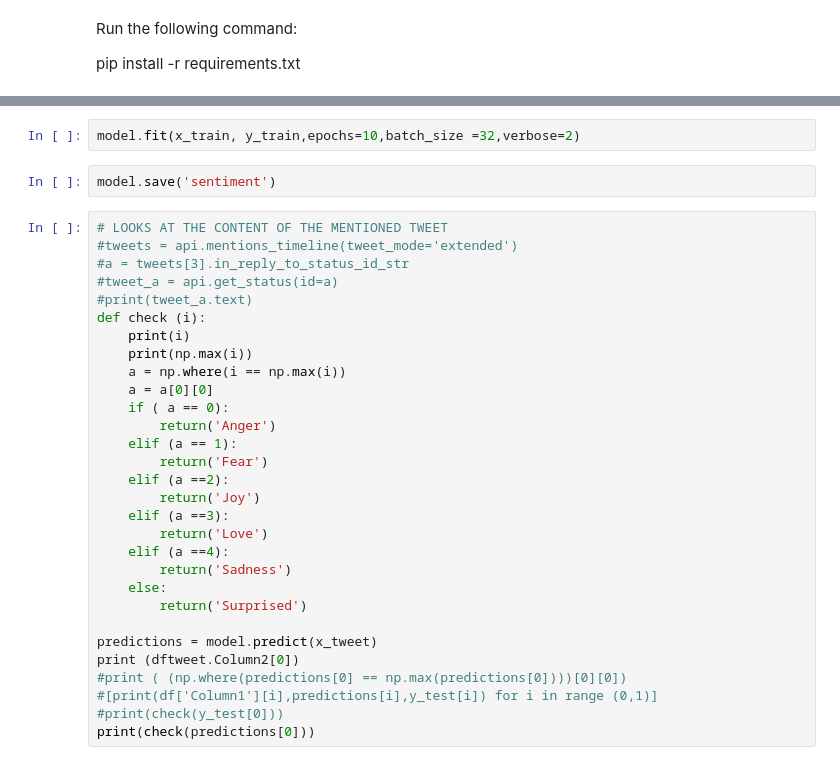
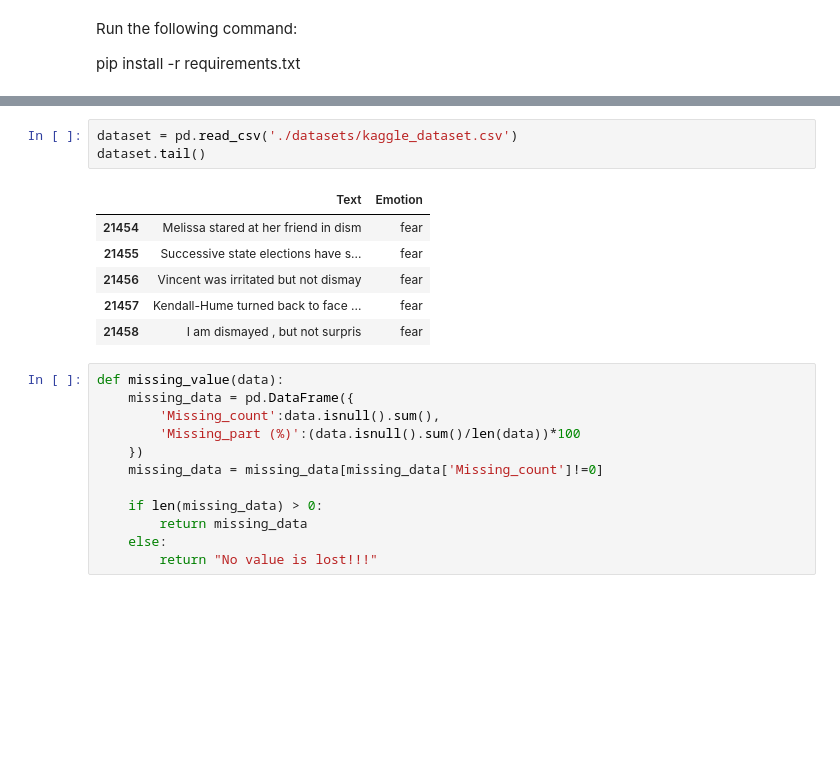
Before and after one commit to hassanali1228/twitter-emotion-bot, a Jupyter notebook: Twitter.ipynb, the cells around one changed output, grey strips where cells are left out. Drawn from its saved outputs; the diff is of its cells as text; blank space fills up the shorter version.

```diff
--- a/Twitter.ipynb
+++ b/Twitter.ipynb
@@ -102,34 +48,22 @@ ValueError: This model has not yet been built. Build the model first by calling
-# %%
-model.fit(x_train, y_train,epochs=10,batch_size =32,verbose=2)
-# %%
-model.save('sentiment')
-# %%
-# LOOKS AT THE CONTENT OF THE MENTIONED TWEET
-#tweets = api.mentions_timeline(tweet_mode='extended')
-#a = tweets[3].in_reply_to_status_id_str
-#tweet_a = api.get_status(id=a)
-#print(tweet_a.text)
-def check (i):
-    print(i)
-    print(np.max(i))
-    a = np.where(i == np.max(i))
-    a = a[0][0]
-    if ( a == 0):
-        return('Anger')
-    elif (a == 1):
-        return('Fear')
-    elif (a ==2):
-        return('Joy')
-    elif (a ==3):
-        return('Love')
-    elif (a ==4):
-        return('Sadness')
-    else:
-        return('Surprised')
-
-predictions = model.predict(x_tweet)
-print (dftweet.Column2[0])
-#print ( (np.where(predictions[0] == np.max(predictions[0])))[0][0])
-#[print(df['Column1'][i],predictions[i],y_test[i]) for i in range (0,1)]
-#print(check(y_test[0]))
-print(check(predictions[0]))
+# %%
+dataset = pd.read_csv('./datasets/kaggle_dataset.csv')
+dataset.tail()
+# %% [output]
+|  | Text | Emotion |
+| 21454 | Melissa stared at her friend in dism | fear |
+| 21455 | Successive state elections have s... | fear |
+| 21456 | Vincent was irritated but not dismay | fear |
+| 21457 | Kendall-Hume turned back to face ... | fear |
+| 21458 | I am dismayed , but not surpris | fear |
+# %%
+def missing_value(data):
+    missing_data = pd.DataFrame({
+        'Missing_count':data.isnull().sum(),
+        'Missing_part (%)':(data.isnull().sum()/len(data))*100
+    })
+    missing_data = missing_data[missing_data['Missing_count']!=0]
+
+    if len(missing_data) > 0:
+        return missing_data
+    else:
+        return "No value is lost!!!"
```
Also changed, not shown: parts of 26 cells of this notebook, 4 other files.
